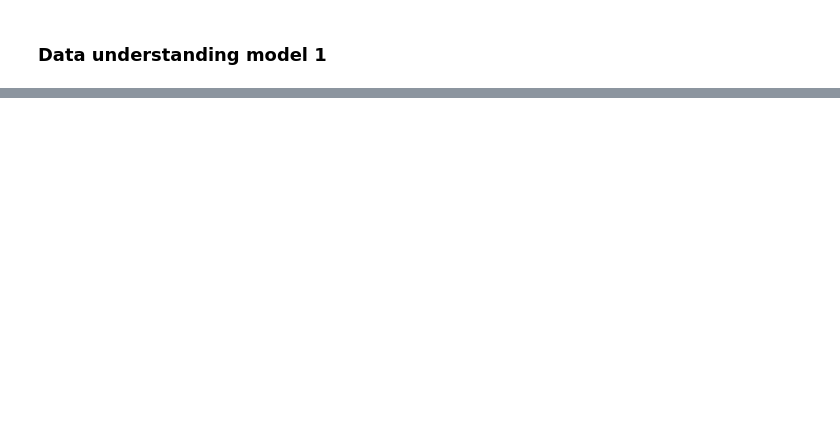
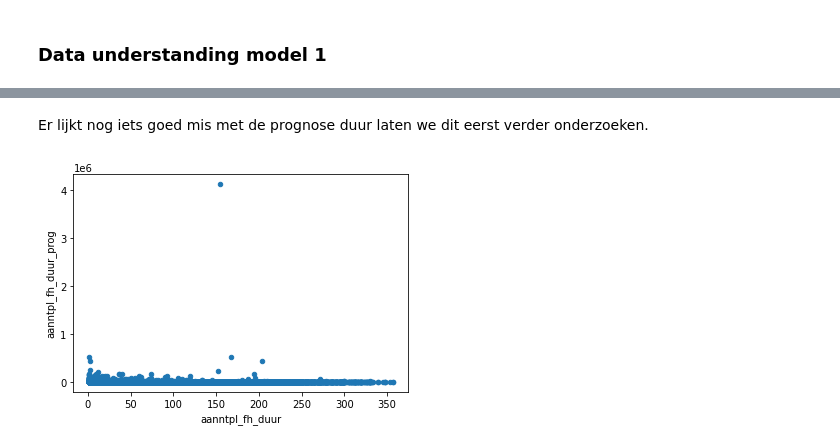
Before and after one commit to sbeetsma/DDB_groep5, a Jupyter notebook: prorail_0.ipynb, the cells around one changed output, grey strips where cells are left out. Saved outputs shown, nothing was run; the diff lists cells and outputs as text; code cells hidden in the pictures; blank space fills up the shorter version.

```diff
--- a/prorail_0.ipynb
+++ b/prorail_0.ipynb
@@ -370,0 +662,2 @@ De te implementeren modellen kunnen we vergelijken met deze score om zo te bepal
+# %%
+df_m1.dropna(subset=['stm_progfh_in_ddt'], inplace=True)
@@ -370,0 +666,4 @@ De te implementeren modellen kunnen we vergelijken met deze score om zo te bepal
+# %%
+df_m1['aanntpl_fh_duur_prog'] = ((df_m1['stm_progfh_in_ddt'] - df_m1['stm_aanntpl_ddt']).dt.total_seconds()/60).astype('int')
+# ook maken kolom aan wat de totale duur is van de prognose
+df_m1['fh_duur_prog'] = ((df_m1['stm_progfh_in_ddt'] - df_m1['stm_sap_meld_ddt']).dt.total_seconds()/60).astype('int')
@@ -370,0 +672,2 @@ De te implementeren modellen kunnen we vergelijken met deze score om zo te bepal
+# %%
+df_m1 = df_m1[(df_m1['aanntpl_fh_duur_prog'] > 0)]
@@ -370,0 +676,2 @@ De te implementeren modellen kunnen we vergelijken met deze score om zo te bepal
+# %%
+df_m1 = df_m1[(df_m1['stm_progfh_in_ddt'] > df_m1['stm_aanntpl_ddt'])]
@@ -592,0 +721,7 @@ RMSE Baseline:  56
+# %% [markdown]
+Er lijkt nog iets goed mis met de prognose duur laten we dit eerst verder onderzoeken.
+# %%
+df_m1.plot.scatter(x='aanntpl_fh_duur', y='aanntpl_fh_duur_prog')
+plt.show()
+# %% [output]
+[figure, added]
```
Also changed, not shown: parts of 164 cells of this notebook.
